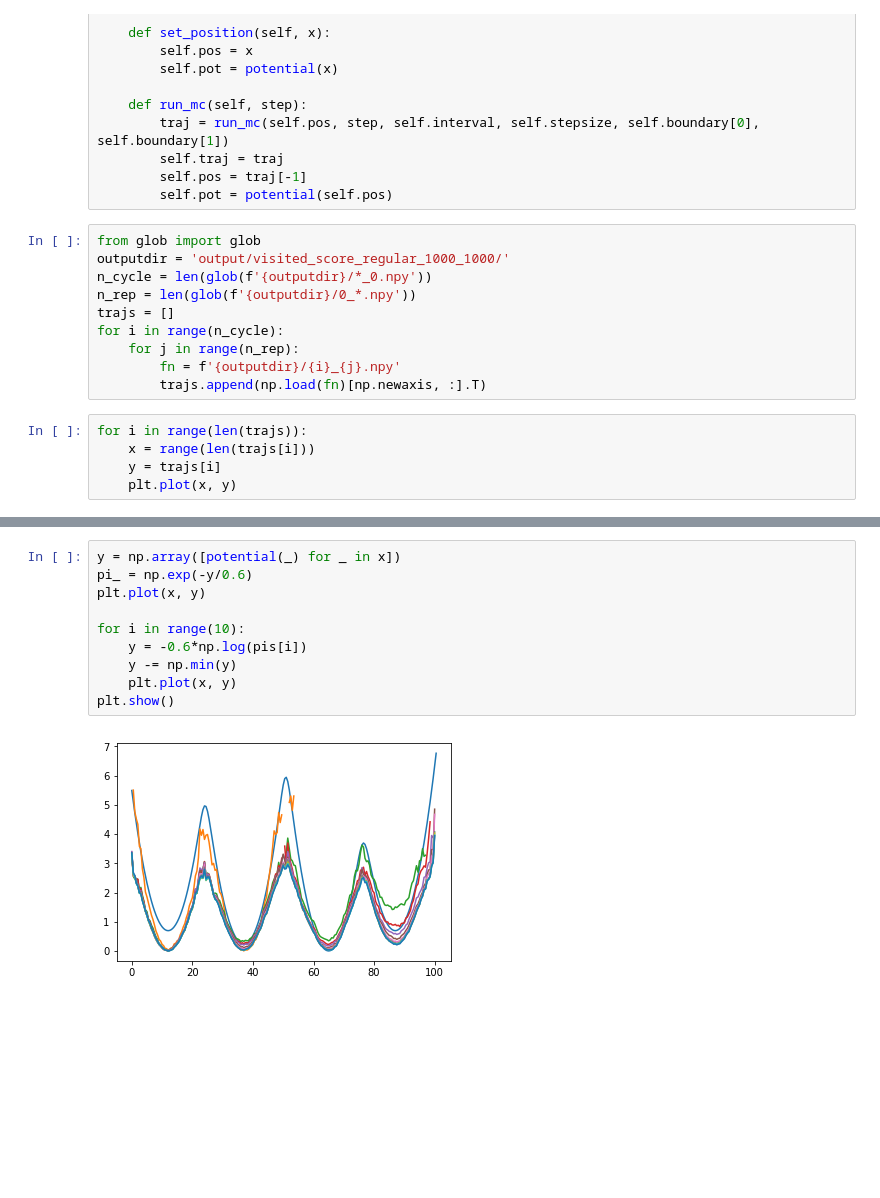
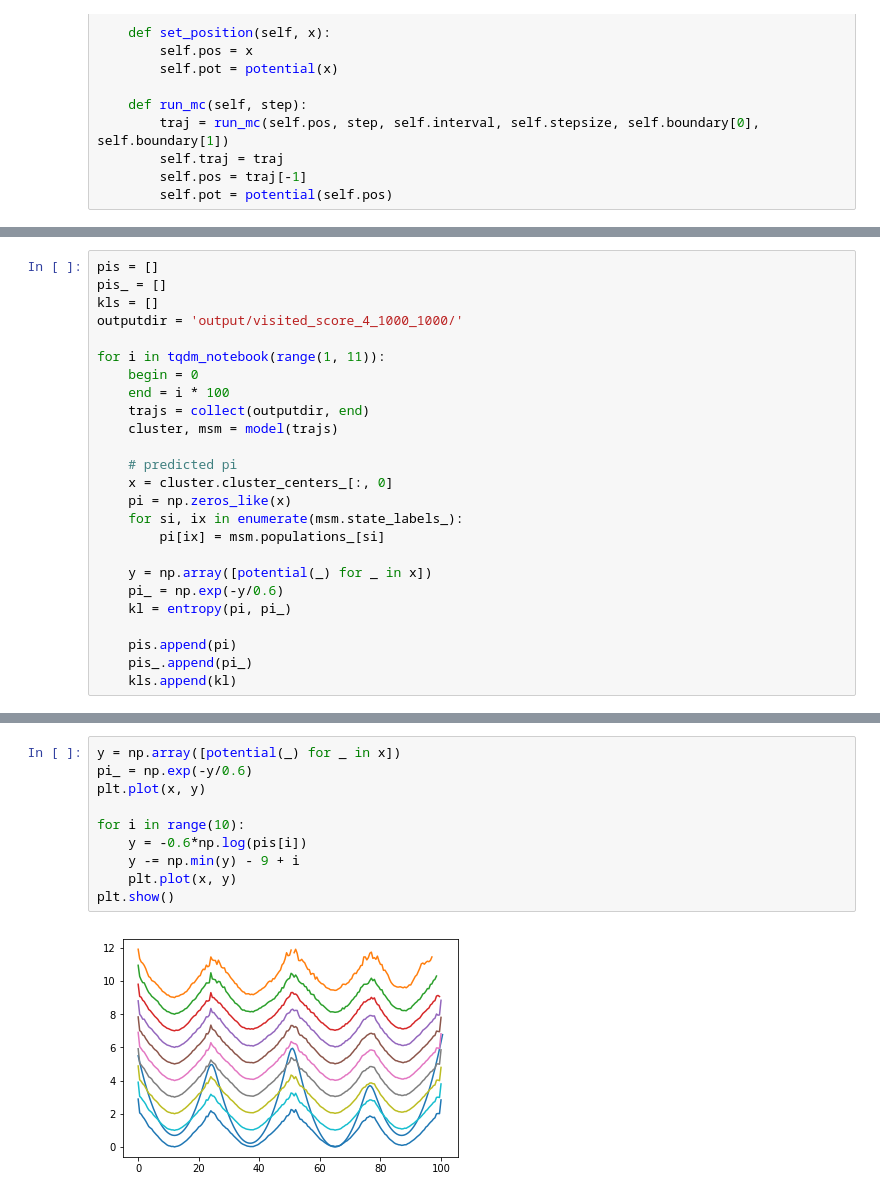
Before and after one commit to sunhwan/multi-armed-bandit, a Jupyter notebook: model/1d/protocol_visited_score.ipynb, the cells around one changed output, grey strips where cells are left out. Saved outputs shown, nothing was run; the diff lists cells and outputs as text; blank space fills up the shorter version.

```diff
--- a/model/1d/protocol_visited_score.ipynb
+++ b/model/1d/protocol_visited_score.ipynb
@@ -88,18 +78,3 @@ class simulation():
         self.traj = traj
         self.pos = traj[-1]
         self.pot = potential(self.pos)
-# %%
-from glob import glob
-outputdir = 'output/visited_score_regular_1000_1000/'
-n_cycle = len(glob(f'{outputdir}/*_0.npy'))
-n_rep = len(glob(f'{outputdir}/0_*.npy'))
-trajs = []
-for i in range(n_cycle):
-    for j in range(n_rep):
-        fn = f'{outputdir}/{i}_{j}.npy'
-        trajs.append(np.load(fn)[np.newaxis, :].T)
-# %%
-for i in range(len(trajs)):
-    x = range(len(trajs[i]))
-    y = trajs[i]
-    plt.plot(x, y)
@@ -157,0 +107,25 @@ for i in tqdm_notebook(range(1, 11)):
+# %%
+pis = []
+pis_ = []
+kls = []
+outputdir = 'output/visited_score_4_1000_1000/'
+
+for i in tqdm_notebook(range(1, 11)):
+    begin = 0
+    end = i * 100
+    trajs = collect(outputdir, end)
+    cluster, msm = model(trajs)
+
+    # predicted pi
+    x = cluster.cluster_centers_[:, 0]
+    pi = np.zeros_like(x)
+    for si, ix in enumerate(msm.state_labels_):
+        pi[ix] = msm.populations_[si]
+
+    y = np.array([potential(_) for _ in x])
+    pi_ = np.exp(-y/0.6)
+    kl = entropy(pi, pi_)
+
+    pis.append(pi)
+    pis_.append(pi_)
+    kls.append(kl)
@@ -174,13 +150,13 @@ inf
 # %%
 y = np.array([potential(_) for _ in x])
 pi_ = np.exp(-y/0.6)
 plt.plot(x, y)
 
 for i in range(10):
     y = -0.6*np.log(pis[i])
-    y -= np.min(y)
+    y -= np.min(y) - 9 + i
     plt.plot(x, y)
 plt.show()
 # %% [output]
-[figure, old version]
+[figure, new version]
 # %%
```
Also changed, not shown: parts of 12 cells of this notebook, 6 other files.
